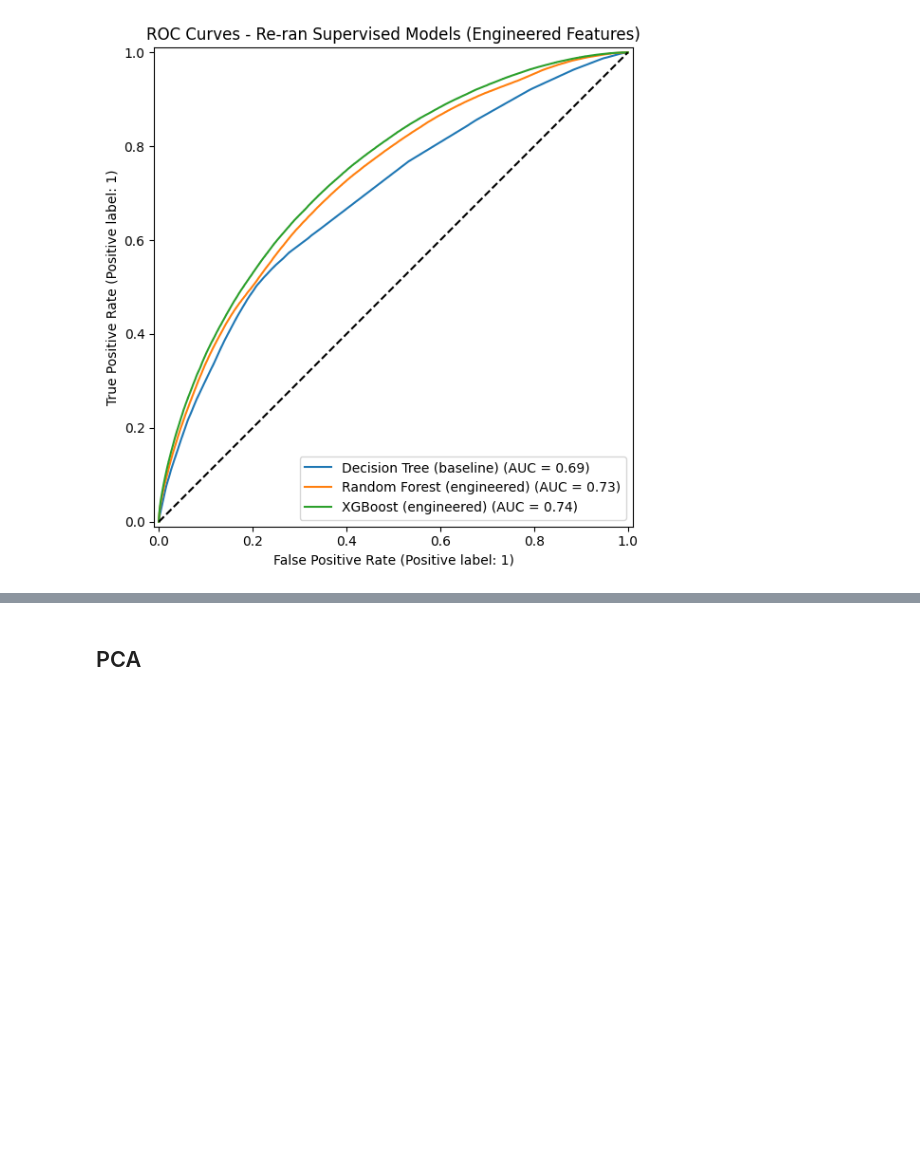
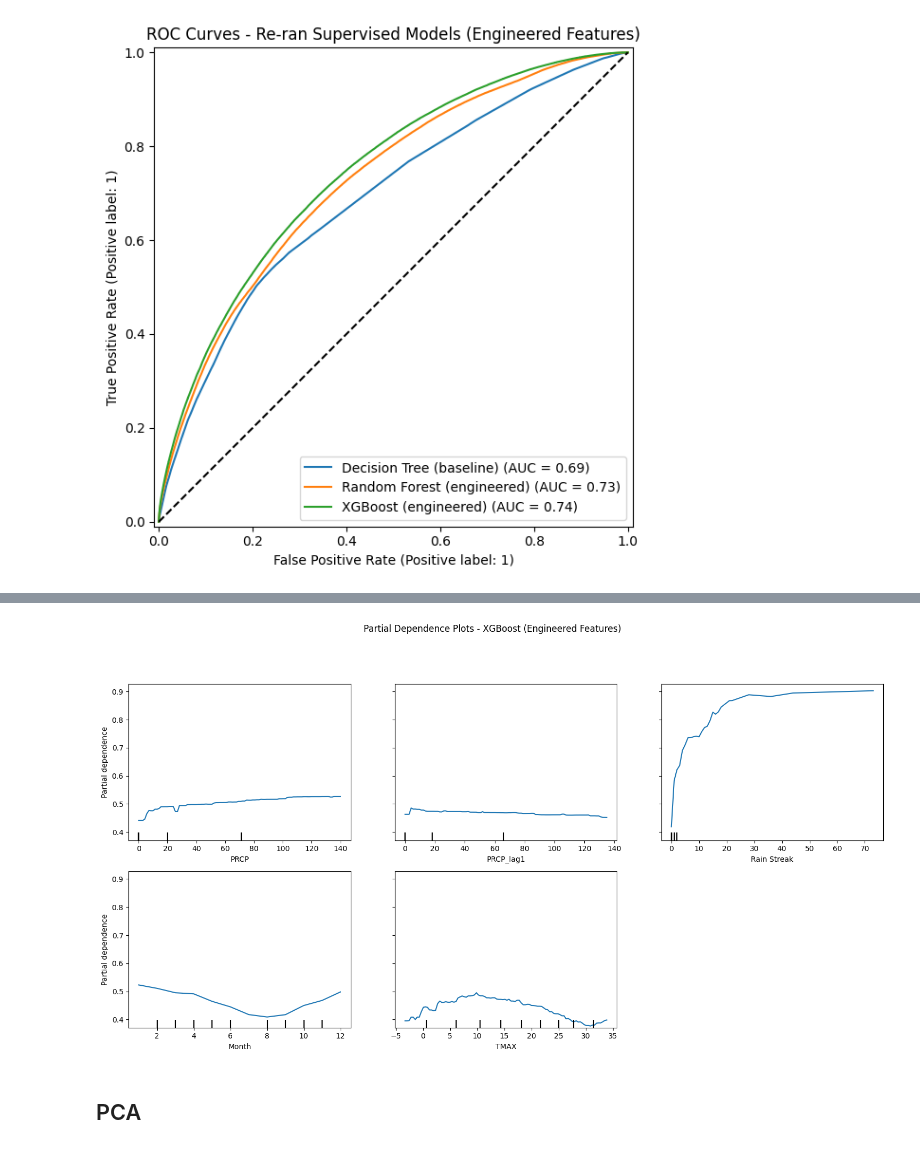
Before and after one commit to malakw04/comp333-project, a Jupyter notebook: notebooks/weather_phase_2_and_models_PCA_with_Final_markdown-sean_test_notebook.ipynb, the cells around one changed output, grey strips where cells are left out. Drawn from its saved outputs; the diff is of its cells as text; code cells hidden in the pictures; blank space fills up the shorter version.

```diff
--- a/notebooks/weather_phase_2_and_models_PCA_with_Final_markdown-sean_test_notebook.ipynb
+++ b/notebooks/weather_phase_2_and_models_PCA_with_Final_markdown-sean_test_notebook.ipynb
@@ -1086,3 +1142,24 @@ XGBoost (engineered) Confusion Matrix:
+# %%
+from sklearn.inspection import PartialDependenceDisplay
+
+top_features = ["PRCP", "PRCP_lag1", "Rain Streak", "Month", "TMAX"]
+feature_indices = [feature_cols.index(f) for f in top_features]
+
+fig, ax = plt.subplots(figsize=(15, 8))
+PartialDependenceDisplay.from_estimator(
+    xgb_model2,
+    X_train_full.astype(float).sample(10_000, random_state=42),
+    features=feature_indices,
+    feature_names=feature_cols,
+    ax=ax,
+    n_jobs=1,
+)
+plt.suptitle("Partial Dependence Plots - XGBoost (Engineered Features)", y=1.02)
+plt.tight_layout()
+plt.subplots_adjust(top=0.88)
+plt.show()
+# %% [output]
+[figure, added]
 # %% [markdown]
 ## PCA
 # %% [markdown]
```
Also changed, not shown: parts of 7 cells of this notebook.
